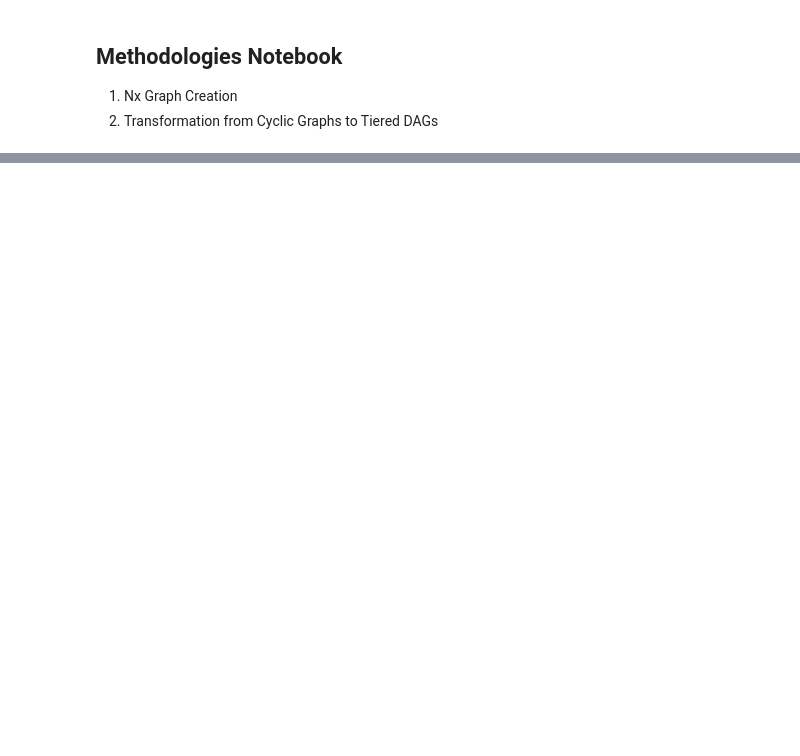
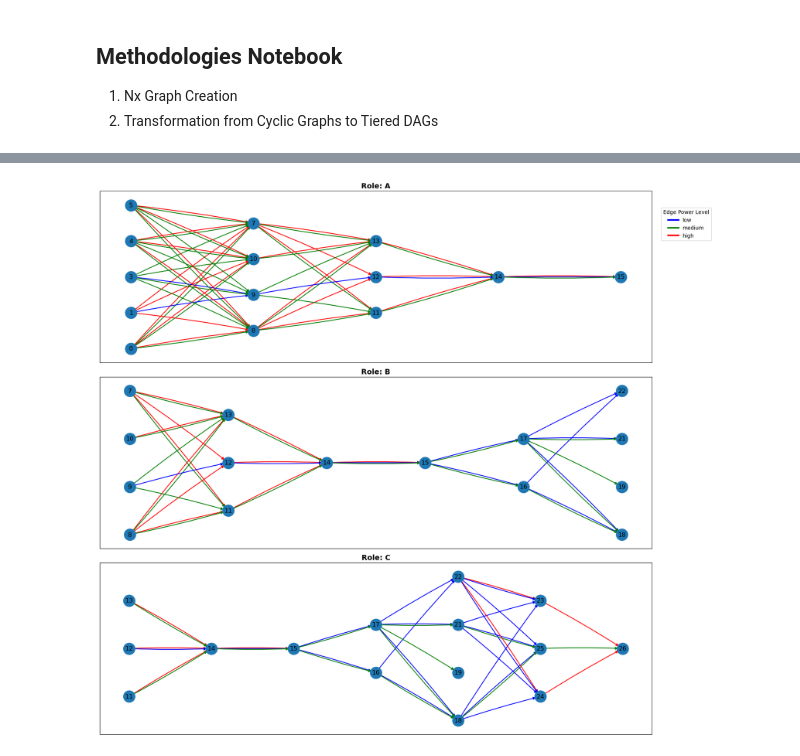
Before and after one commit to Sheldor287/repo, a Jupyter notebook: networks/Graph Methodologies.ipynb, the cells around one changed output, grey strips where cells are left out. Saved outputs shown, nothing was run; the diff lists cells and outputs as text; code cells hidden in the pictures; blank space fills up the shorter version.

```diff
--- a/networks/Graph Methodologies.ipynb
+++ b/networks/Graph Methodologies.ipynb
@@ -98,20 +98,0 @@ plt.show()
-# %%
-def longest_path_layers(G):
-    layers = {}
-    for node in nx.topological_sort(G):
-        preds = list(G.predecessors(node))
-        if not preds:
-            layers[node] = 0
-        else:
-            layers[node] = max(layers[p] for p in preds) + 1
-    return layers
-
-layers = longest_path_layers(H)
-for node, layer in layers.items():
-    H.nodes[node]["layer"] = layer
-
-pos = nx.multipartite_layout(H,subset_key="layer",align="vertical")
-plt.figure(figsize=(8,5))
-nx.draw_networkx(H, pos=pos,node_color="lightblue",arrows=True)
-plt.title("Layered DAG")
-plt.show()
@@ -172,0 +155,30 @@ True
+# %%
+def sur_graph(G: nx.DiGraph) -> nx.DiGraph:
+    h_nodes = []
+    h_edges = []
+    for n, d in G.nodes(data=True):
+        if d['probability2'] > np.random.random():
+            h_nodes.append(n)
+    for u, v, d in G.edges(data=True):
+        if u not in h_nodes or v not in h_nodes:
+            continue
+        if d['probability'] > np.random.random():
+            h_edges.append((u,v))
+    return G.edge_subgraph(h_edges)
+
+# Success check
+def success_eval(H: nx.DiGraph, sources: list, sink:int) -> bool:
+    success = False
+    for s in sources:
+        if s not in H or sink not in H:
+            continue
+        if nx.has_path(H, s, sink):
+            success = True
+            break
+    return success
+
+
+H = sur_graph(G)
+draw_role_graphs(H)
+# %% [output]
+[figure, added]
```
Also changed, not shown: parts of 13 cells of this notebook, 4 other files.
